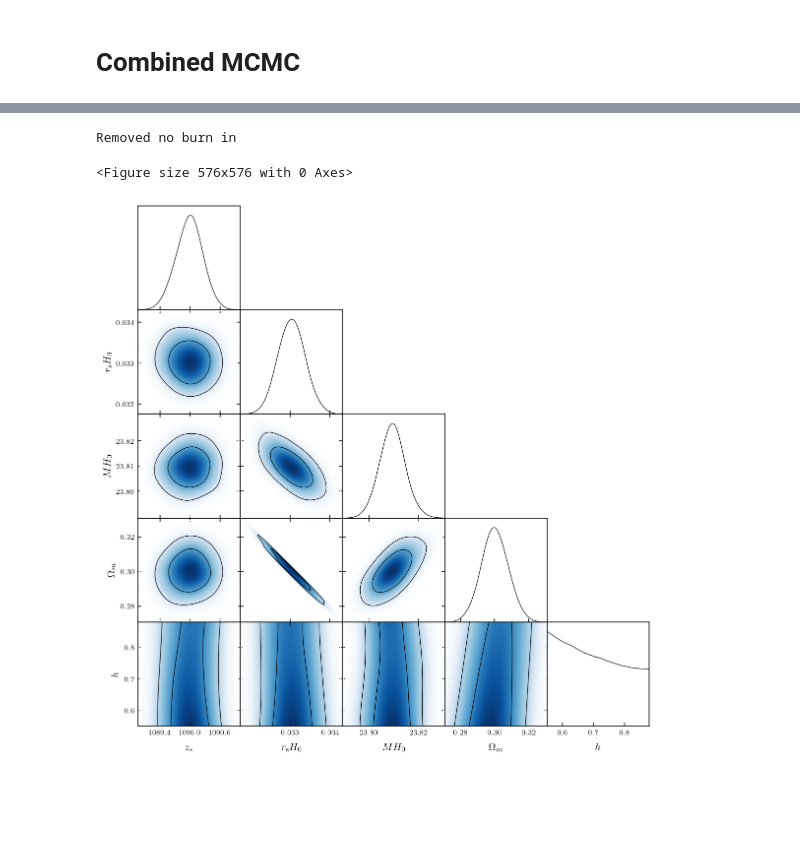
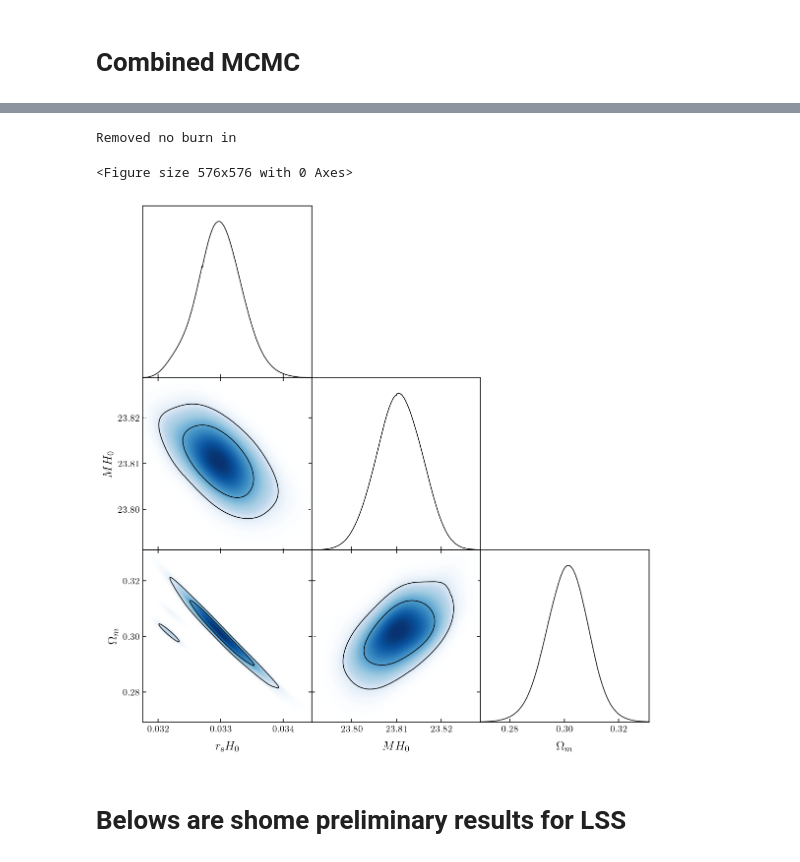
Before and after one commit to WeikangLin/CosmicStds, a Jupyter notebook: MCMC_cosmic_stds.ipynb, the cells around one changed output, grey strips where cells are left out. Saved outputs shown, nothing was run; the diff lists cells and outputs as text; code cells hidden in the pictures; blank space fills up the shorter version.

```diff
--- a/MCMC_cosmic_stds.ipynb
+++ b/MCMC_cosmic_stds.ipynb
@@ -360,19 +382,21 @@ n_dim=5, n_walker=32, n_step=500
 # %%
 load_chian_file = save_chain_file # choose file to load
 samples = np.loadtxt(load_chian_file,delimiter=",")
 names = ['zstar','rsH0', 'MH0','omegam','h']    # put parameters here
 labels =  [r'$z_*$',r'$r_{\rm{s}}H_0$',r'$MH_0$',r'$\Omega_m$',r'$h$']    # label parameters here
 MCsamples = MCSamples(samples=samples,names = names, labels = labels,ranges={'h':(0.55, 0.88)},
                       label='Uncalibrated Cosmic Standards')
 p = MCsamples.getParams()
 MCsamples.addDerived(p.h*100, name='H0', label=r'$H_0$',range=[55,88])
 g = plots.getSinglePlotter(width_inch=8, ratio=1)
-g.triangle_plot(MCsamples, names, shaded=True)
+g.triangle_plot(MCsamples, ['rsH0', 'MH0','omegam'] , shaded=True)
 g.export(os.path.join(r'figures',r'Combined.pdf'))
 # %% [output]
 Removed no burn in
 <Figure size 576x576 with 0 Axes>
-[figure, old version]
+[figure, new version]
+# %% [markdown]
+# Belows are shome preliminary results for LSS
 # %%
 tempdir='/Users/weikanglin/Documents/Documents NCSU/Projects/3STDs/chains_LSS/DES_withBBN'
 g = plots.getSinglePlotter(chain_dir=tempdir,width_inch=7, ratio=0.8)
```
Also changed, not shown: parts of 23 cells of this notebook, 1 other file.
